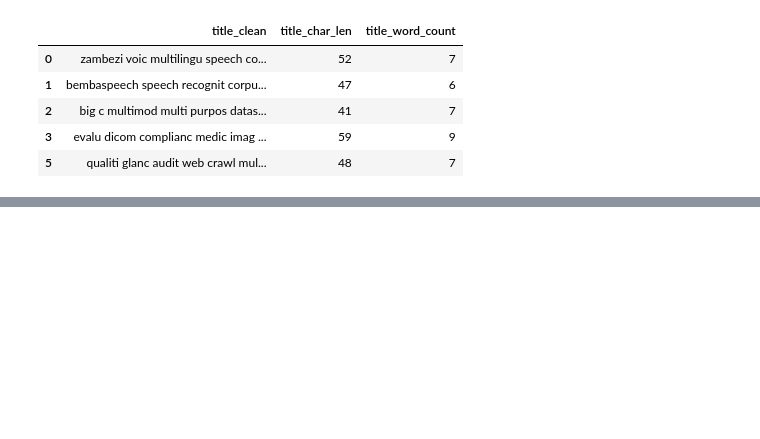
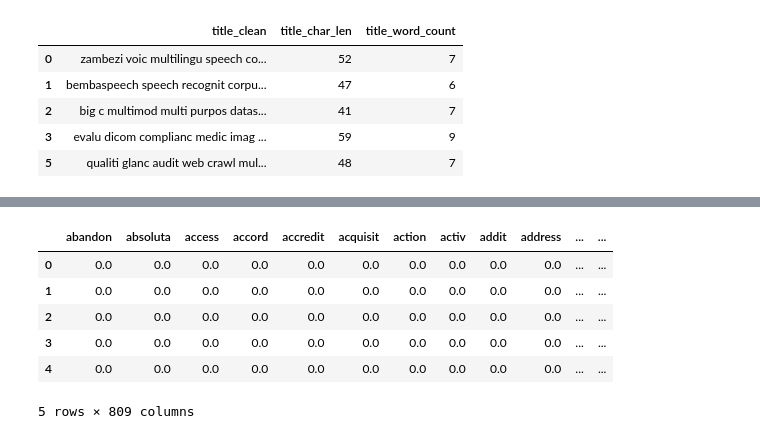
Before and after one commit to FestuMiles/classification-model-unza-publications, a Jupyter notebook: Classification_of_unza_faculty_research_interests.ipynb, the cells around one changed output, grey strips where cells are left out. Drawn from its saved outputs; the diff is of its cells as text; code cells hidden in the pictures; blank space fills up the shorter version.

```diff
--- a/Classification_of_unza_faculty_research_interests.ipynb
+++ b/Classification_of_unza_faculty_research_interests.ipynb
@@ -398,0 +462,13 @@ pub_details.head()
+# %%
+tfidf_vectorizer = TfidfVectorizer()
+tfidf_matrix = tfidf_vectorizer.fit_transform(pub_details['title_clean'])
+tfidf_df = pd.DataFrame(tfidf_matrix.toarray(), columns=tfidf_vectorizer.get_feature_names_out())
+tfidf_df.head()
+# %% [output]
+|  | abandon | absoluta | access | accord | accredit | acquisit | action | activ | addit | address | ... | ... |
+| 0 | 0.0 | 0.0 | 0.0 | 0.0 | 0.0 | 0.0 | 0.0 | 0.0 | 0.0 | 0.0 | ... | ... |
+| 1 | 0.0 | 0.0 | 0.0 | 0.0 | 0.0 | 0.0 | 0.0 | 0.0 | 0.0 | 0.0 | ... | ... |
+| 2 | 0.0 | 0.0 | 0.0 | 0.0 | 0.0 | 0.0 | 0.0 | 0.0 | 0.0 | 0.0 | ... | ... |
+| 3 | 0.0 | 0.0 | 0.0 | 0.0 | 0.0 | 0.0 | 0.0 | 0.0 | 0.0 | 0.0 | ... | ... |
+| 4 | 0.0 | 0.0 | 0.0 | 0.0 | 0.0 | 0.0 | 0.0 | 0.0 | 0.0 | 0.0 | ... | ... |
+5 rows × 809 columns
```
Also changed, not shown: parts of 19 cells of this notebook.
